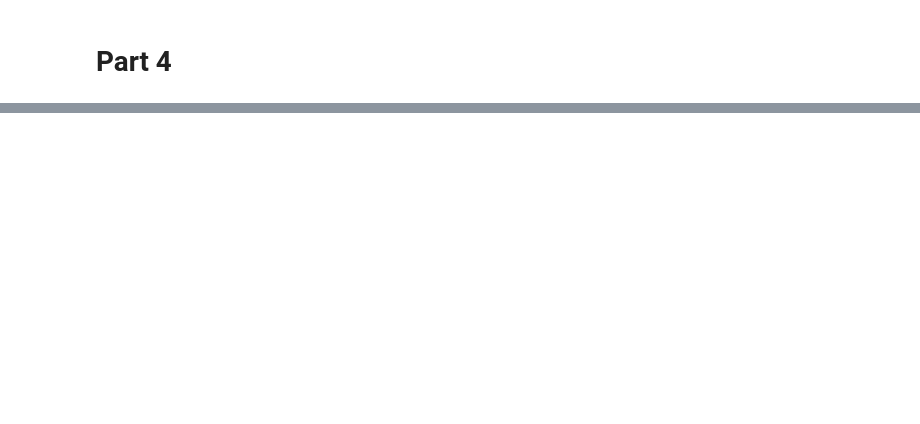
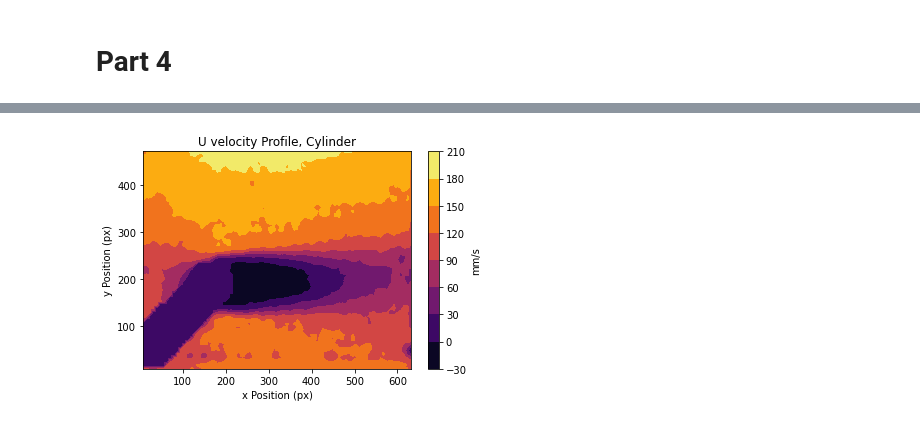
Before and after one commit to HarrisonStoelting/AeroLab, a Jupyter notebook: Lab4/lab4work.ipynb, the cells around one changed output, grey strips where cells are left out. Drawn from its saved outputs; the diff is of its cells as text; code cells hidden in the pictures; blank space fills up the shorter version.

```diff
--- a/Lab4/lab4work.ipynb
+++ b/Lab4/lab4work.ipynb
@@ -315,30 +364,109 @@ plt.show()
 # Part 4
 # %%
 ## Contour plots
-vector = Average_data_frame["v_avg (mm/s)"].to_numpy()
+fs_vector = fs_avg["vector"].to_numpy()
+c_vector = c_avg["vector"].to_numpy()
+af0_vector = af0_avg["vector"].to_numpy()
+af_vector = af_avg["vector"].to_numpy()
 
 #plotting the contours
-u_plot = plt.tricontourf(x,y,u, cmap="inferno")
+#Free Stream
+u_plot_fs = plt.tricontourf(x_fs,y_fs,u_fs, cmap="inferno")
 plt.xlabel("x Position (px)")
 plt.ylabel("y Position (px)")
-plt.title("U velocity Profile")
-cbar = plt.colorbar(u_plot)
+plt.title("U velocity Profile, Free Stream")
+cbar = plt.colorbar(u_plot_fs)
 cbar.set_label("mm/s")
 plt.show()
 
-v_plot = plt.tricontourf(x,y,v, cmap="inferno")
+v_plot_fs = plt.tricontourf(x_fs,y_fs,v_fs, cmap="inferno")
 plt.xlabel("x Position (px)")
 plt.ylabel("y Position (px)")
-plt.title("V velocity Profile")
-cbar = plt.colorbar(v_plot)
+plt.title("V velocity Profile, Free Stream")
+cbar = plt.colorbar(v_plot_fs)
 cbar.set_label("mm/s")
 plt.show()
 
-vector_plot = plt.tricontourf(x,y,vector, cmap="inferno")
+vector_plot_fs = plt.tricontourf(x_fs,y_fs,fs_vector, cmap="inferno")
 plt.xlabel("x Position (px)")
 plt.ylabel("y Position (px)")
-plt.title("Vector velocity Profile")
-cbar = plt.colorbar(vector_plot)
+plt.title("Vector velocity Profile, Free Stream")
+cbar = plt.colorbar(vector_plot_fs)
 cbar.set_label("mm/s")
 plt.show()
+
+#Cylinder
+u_plot_c = plt.tricontourf(x_c,y_c,u_c, cmap="inferno")
+plt.xlabel("x Position (px)")
+plt.ylabel("y Position (px)")
+plt.title("U velocity Profile, Cylinder")
+cbar = plt.colorbar(u_plot_c)
+cbar.set_label("mm/s")
+plt.show()
+
+v_plot_c = plt.tricontourf(x_c,y_c,v_c, cmap="inferno")
+plt.xlabel("x Position (px)")
+plt.ylabel("y Position (px)")
+plt.title("V velocity Profile, Cylinder")
+cbar = plt.colorbar(v_plot_c)
+cbar.set_label("mm/s")
+plt.show()
+
+vector_plot_c = plt.tricontourf(x_c,y_c,c_vector, cmap="inferno")
+plt.xlabel("x Position (px)")
+plt.ylabel("y Position (px)")
+plt.title("Vector velocity Profile, Cylinder")
+cbar = plt.colorbar(vector_plot_c)
+cbar.set_label("mm/s")
+plt.show()
+
+#Airfoil 0 AoA
+u_plot_af0 = plt.tricontourf(x_af0,y_af0,u_af0, cmap="inferno")
+plt.xlabel("x Position (px)")
+plt.ylabel("y Position (px)")
+plt.title("U velocity Profile, Airfoil 0 AoA")
+cbar = plt.colorbar(u_plot_af0)
+cbar.set_label("mm/s")
+plt.show()
+
+v_plot_af0 = plt.tricontourf(x_af0,y_af0,v_af0, cmap="inferno")
+plt.xlabel("x Position (px)")
+plt.ylabel("y Position (px)")
+plt.title("V velocity Profile, Airfoil 0 AoA")
+cbar = plt.colorbar(v_plot_af0)
+cbar.set_label("mm/s")
+plt.show()
+
+vector_plot_af0 = plt.tricontourf(x_af0,y_af0,af0_vector, cmap="inferno")
+plt.xlabel("x Position (px)")
+plt.ylabel("y Position (px)")
+plt.title("Vector velocity Profile, Airfoil 0 AoA")
+cbar = plt.colorbar(vector_plot_af0)
+cbar.set_label("mm/s")
+plt.show()
+
+#Airfoil 16deg AoA
+u_plot_af = plt.tricontourf(x_af,y_af,u_af, cmap="inferno")
+plt.xlabel("x Position (px)")
+plt.ylabel("y Position (px)")
+plt.title("U velocity Profile, Airfoil 16deg AoA")
+cbar = plt.colorbar(u_plot_af)
+cbar.set_label("mm/s")
+plt.show()
+
+v_plot_af = plt.tricontourf(x_af,y_af,v_af, cmap="inferno")
+plt.xlabel("x Position (px)")
+plt.ylabel("y Position (px)")
+plt.title("V velocity Profile, Airfoil 16deg AoA")
+cbar = plt.colorbar(v_plot_af)
+cbar.set_label("mm/s")
+plt.show()
+
+vector_plot_af = plt.tricontourf(x_af,y_af,af_vector, cmap="inferno")
+plt.xlabel("x Position (px)")
+plt.ylabel("y Position (px)")
+plt.title("Vector velocity Profile, Airfoil 16deg AoA")
+cbar = plt.colorbar(vector_plot_af)
+cbar.set_label("mm/s")
+plt.show()
 # %% [output]
@@ -347,0 +476 @@ plt.show()
+[figure, added]
```
Also changed, not shown: parts of 4 cells of this notebook.
